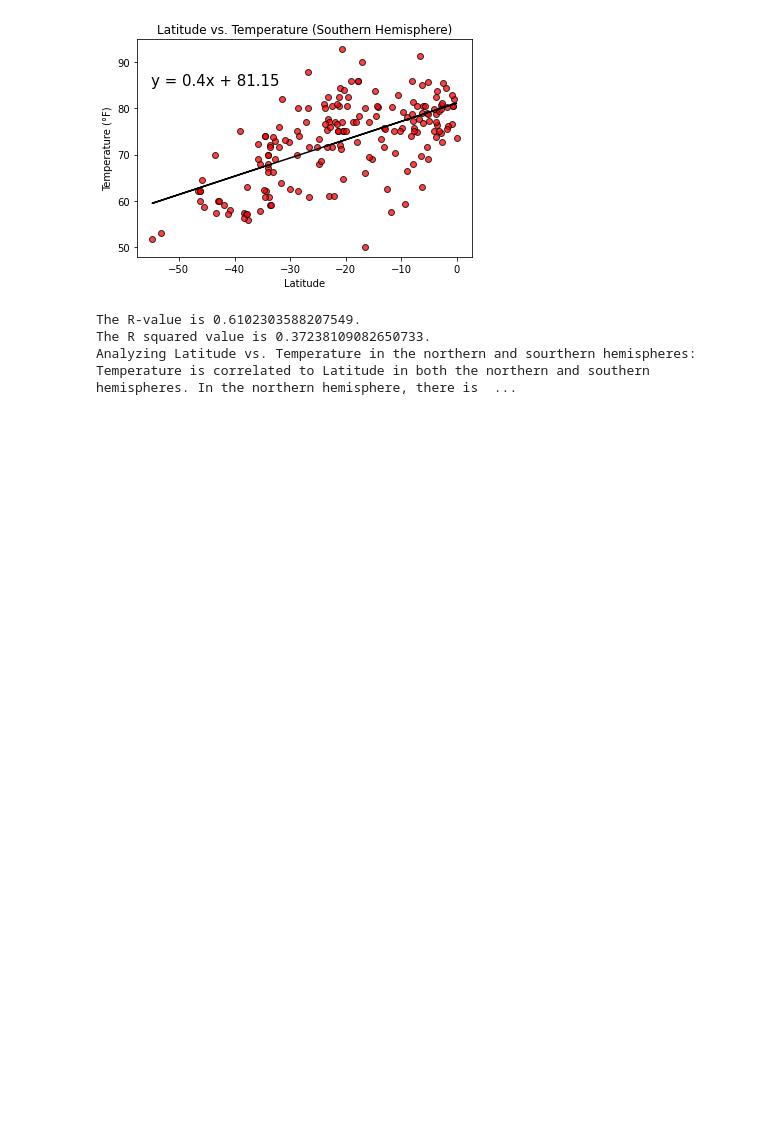
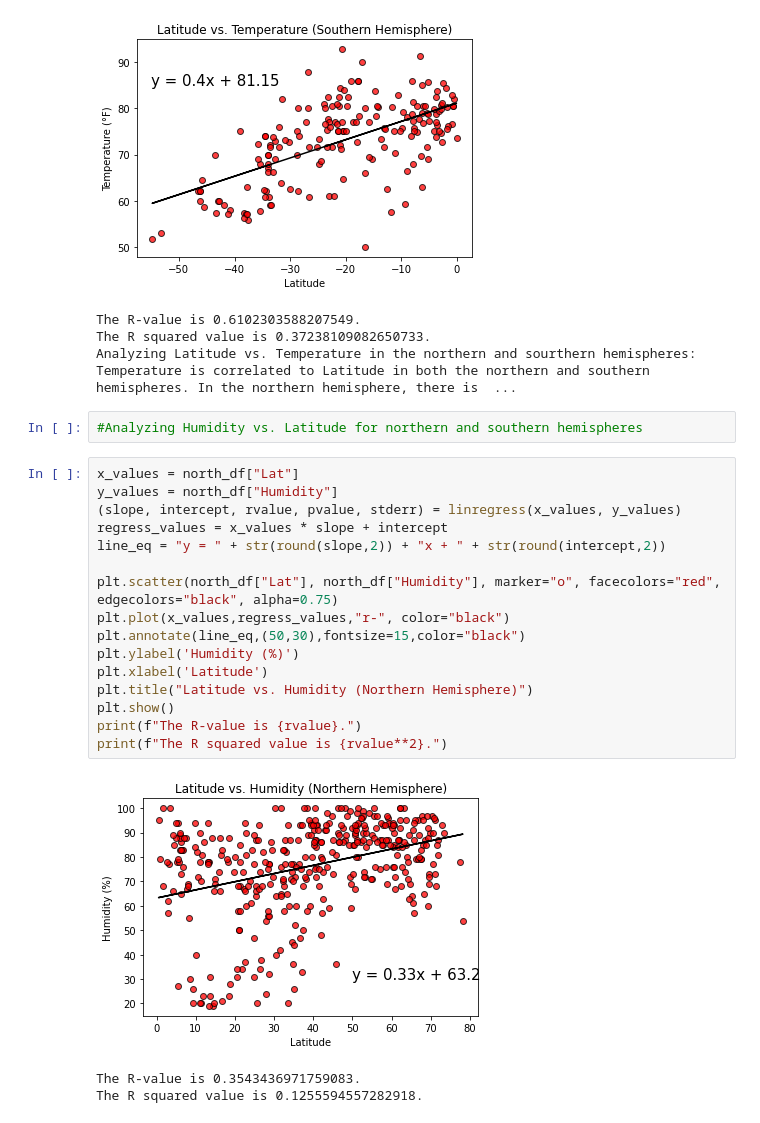
Before and after one commit to LongPatrol/python-api-challenge, a Jupyter notebook: WeatherPy/WeatherPy.ipynb, the cells around one changed output. Saved outputs shown, nothing was run; the diff lists cells and outputs as text; blank space fills up the shorter version.

Commit message:
Humidity regression done.

```diff
--- a/WeatherPy/WeatherPy.ipynb
+++ b/WeatherPy/WeatherPy.ipynb
@@ -264,3 +264,25 @@ print("Analyzing Latitude vs. Temperature in the northern and sourthern hemisphe
 The R-value is 0.6102303588207549.
 The R squared value is 0.37238109082650733.
 Analyzing Latitude vs. Temperature in the northern and sourthern hemispheres: Temperature is correlated to Latitude in both the northern and southern hemispheres. In the northern hemisphere, there is  ...
+# %%
+#Analyzing Humidity vs. Latitude for northern and southern hemispheres
+# %%
+x_values = north_df["Lat"]
+y_values = north_df["Humidity"]
+(slope, intercept, rvalue, pvalue, stderr) = linregress(x_values, y_values)
+regress_values = x_values * slope + intercept
+line_eq = "y = " + str(round(slope,2)) + "x + " + str(round(intercept,2))
+
+plt.scatter(north_df["Lat"], north_df["Humidity"], marker="o", facecolors="red", edgecolors="black", alpha=0.75)
+plt.plot(x_values,regress_values,"r-", color="black")
+plt.annotate(line_eq,(50,30),fontsize=15,color="black")
+plt.ylabel('Humidity (%)')
+plt.xlabel('Latitude')
+plt.title("Latitude vs. Humidity (Northern Hemisphere)")
+plt.show()
+print(f"The R-value is {rvalue}.")
+print(f"The R squared value is {rvalue**2}.")
+# %% [output]
+[figure, added]
+The R-value is 0.3543436971759083.
+The R squared value is 0.1255594557282918.
```
Also changed, not shown: parts of 2 cells of this notebook.
